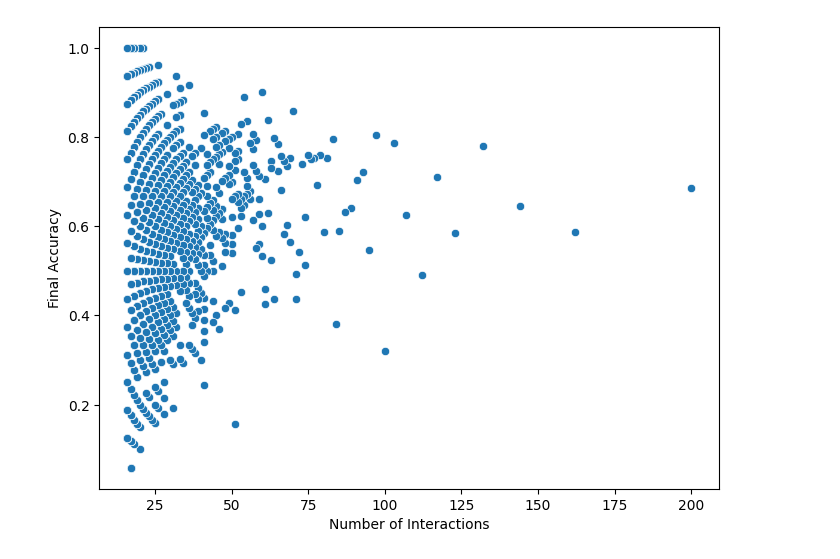
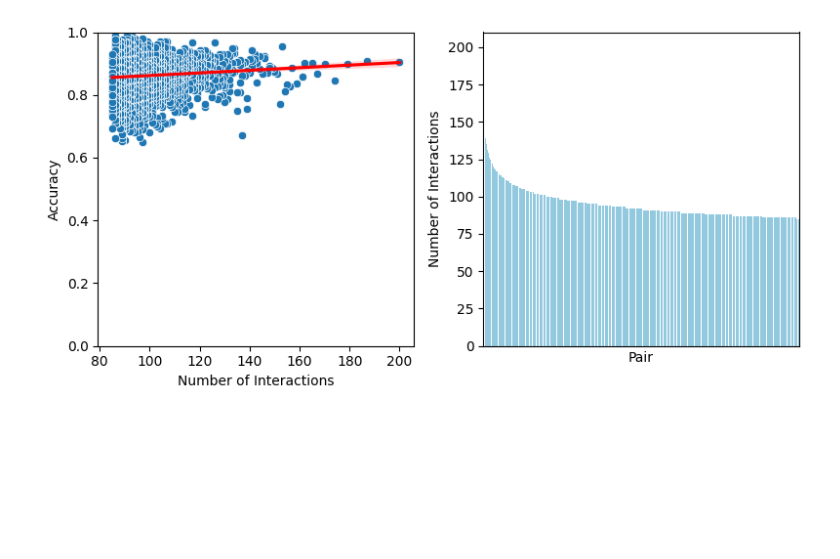
Before and after one commit to alexeykosh/2025-number-of-interactions, a Jupyter notebook: model.ipynb, the cells around one changed output. Cells and saved outputs as stored; diff of their text form; code cells hidden in the pictures; blank space fills up the shorter version.

```diff
--- a/model.ipynb
+++ b/model.ipynb
@@ -159,7 +159,7 @@ num_agents = 100
 n_meanings = 5
 n_signals = 5
 n_rounds = 200
-skew = 1.3 # 1 = uniform, >1 = skewed toward early pairs
+skew = 1.1 # 1 = uniform, >1 = skewed toward early pairs
 
 agents = [Agent(n_meanings=n_meanings, n_signals=n_signals) for _ in range(num_agents)]
 pairs = [(i, j) for i in range(num_agents) for j in range(i + 1, num_agents)]
@@ -179,9 +179,9 @@ pair_rounds = {pair: int(round(w * n_rounds)) for pair, w in zip(pairs, weights)
 for pair in pair_rounds:
     pair_rounds[pair] = max(1, pair_rounds[pair])
 
-print("Interaction allocation per pair:")
-for pair, n_int in pair_rounds.items():
-    print(f"{pair}: {n_int} rounds")
+# print("Interaction allocation per pair:")
+# for pair, n_int in pair_rounds.items():
+#     print(f"{pair}: {n_int} rounds")
 
 # --- Step 2: create interaction slots deterministically ---
 interaction_list = []
@@ -337,14 +328,29 @@ plt.show()
 # %%
 # plot correlation between number of interactions and performance
 final_performance = df.groupby('pair')['outcome'].mean().reset_index()
 final_performance.columns = ['pair', 'final_accuracy']
 merged_df = pd.merge(interaction_counts, final_performance, on='pair')
-plt.figure(figsize=(8, 6))
-sns.scatterplot(data=merged_df, x='count', y='final_accuracy')
-# merged_df['interaction_group'] = (merged_df['count'] // 10) * 10
-# sns.lineplot(data=merged_df, x='interaction_group', y='final_accuracy', marker='o', linestyle='')
-plt.xlabel('Number of Interactions')
-plt.ylabel('Final Accuracy')
+
+fig, axes = plt.subplots(1, 2, figsize=(8, 4))
+
+# Scatter plot for correlation between interactions and performance
+sns.scatterplot(data=merged_df, x='count', y='final_accuracy', ax=axes[0])
+sns.regplot(data=merged_df, x='count', y='final_accuracy', ax=axes[0], scatter=False, color='red')
+axes[0].set_xlabel('Number of Interactions')
+axes[0].set_ylabel('Accuracy')
+axes[0].set_ylim(0, 1)
+# add a regplot
+
+# Bar plot for number of interactions per pair
+sns.barplot(data=interaction_counts, x='pair', y='count', ax=axes[1],
+            color='skyblue')
+axes[1].set_xlabel('Pair')
+axes[1].set_ylabel('Number of Interactions')
+# no x ticks
+axes[1].set_xticks([])
+
+
+plt.tight_layout()
 plt.show()
 # %% [output]
-[figure, old version]
+[figure, new version]
```
Also changed, not shown: parts of 6 cells of this notebook.
